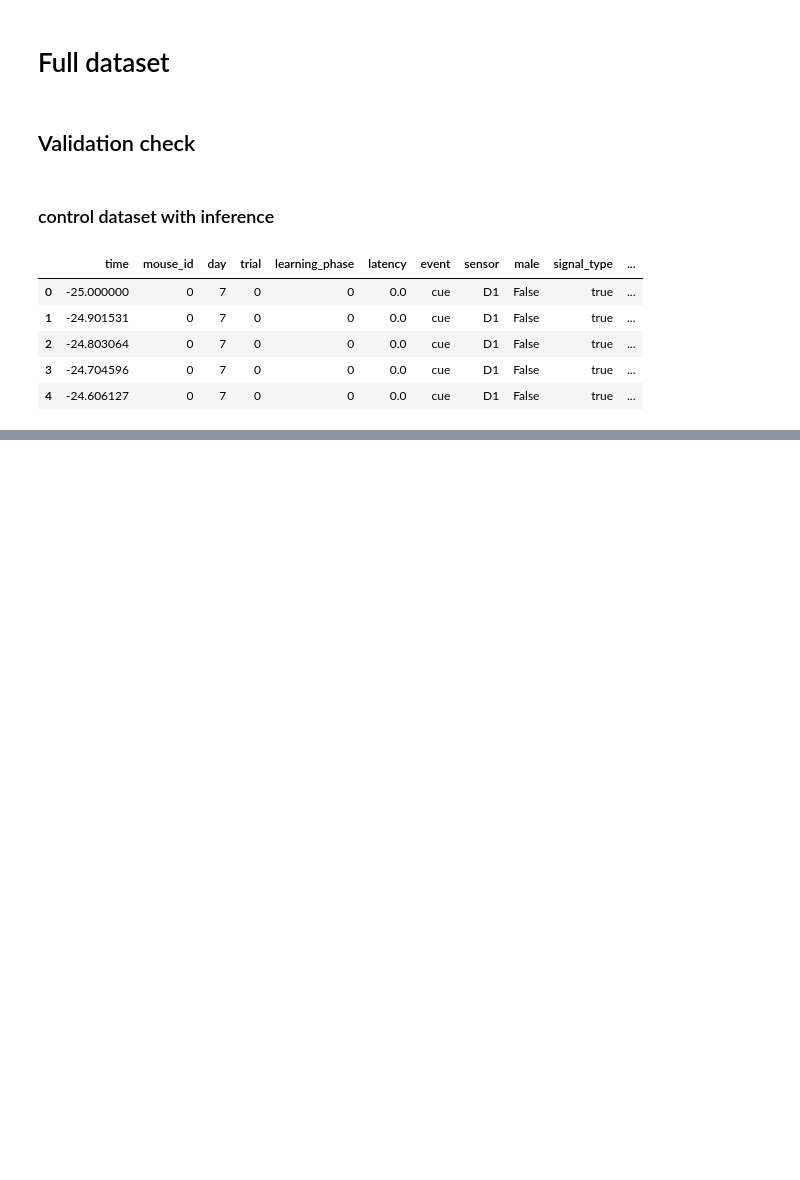
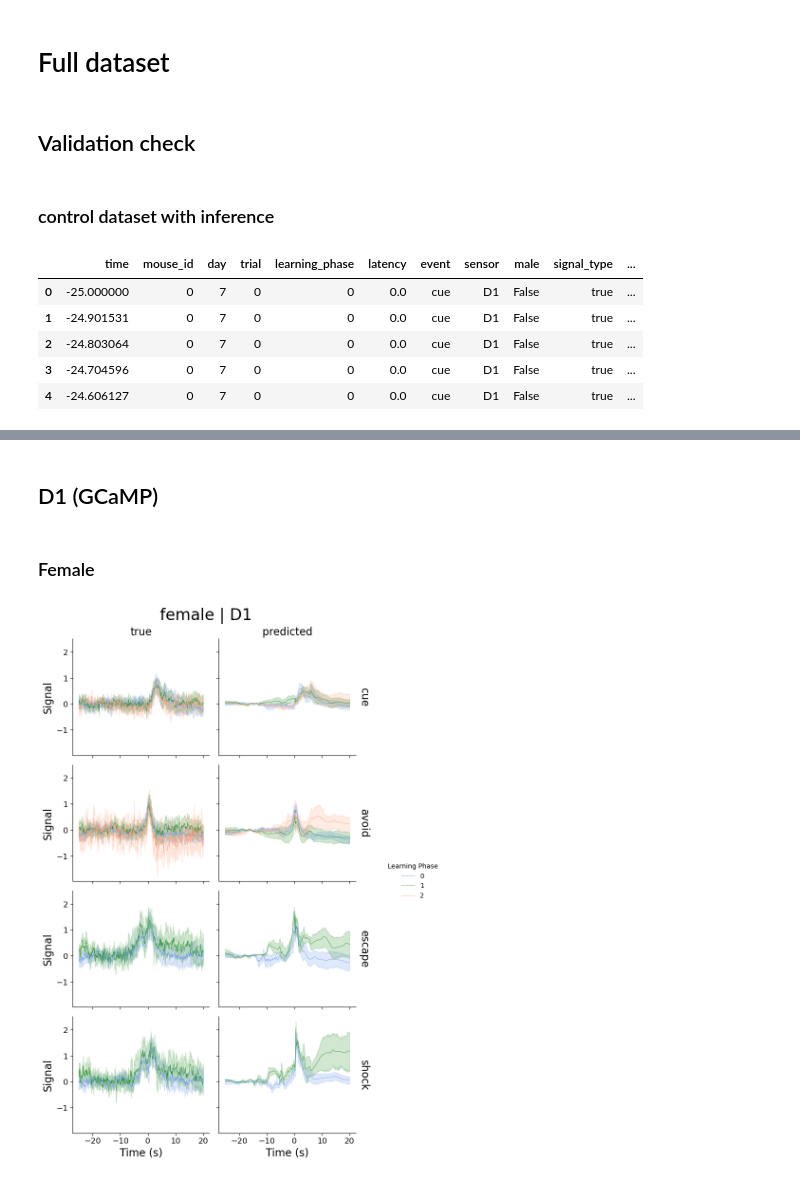
Before and after one commit to Mschaid/ENIGMA, a Jupyter notebook: notebooks/reports/binned_trial_exp_01.ipynb, the cells around one changed output, grey strips where cells are left out. Cells and saved outputs as stored; diff of their text form; code cells hidden in the pictures; blank space fills up the shorter version.

```diff
--- a/notebooks/reports/binned_trial_exp_01.ipynb
+++ b/notebooks/reports/binned_trial_exp_01.ipynb
@@ -169,3 +221,9 @@ male_DA_plot = generate_plot(con_data, male_DA, sensor='DA', sex='male', palette
+# %% [markdown]
+## D1 (GCaMP)
+# %% [markdown]
+### Female
 # %%
 female_D1 = "sensor == 'D1' & male == False"
-female_D1_plot = generate_plot(con_data, female_DA, sensor = 'D1', sex = 'female', palette='Blues')
+female_D1_plot = generate_plot(con_data, female_D1, sensor = 'D1', sex = 'female')
+# %% [output]
+[figure, added]
```
Also changed, not shown: parts of 23 cells of this notebook.
